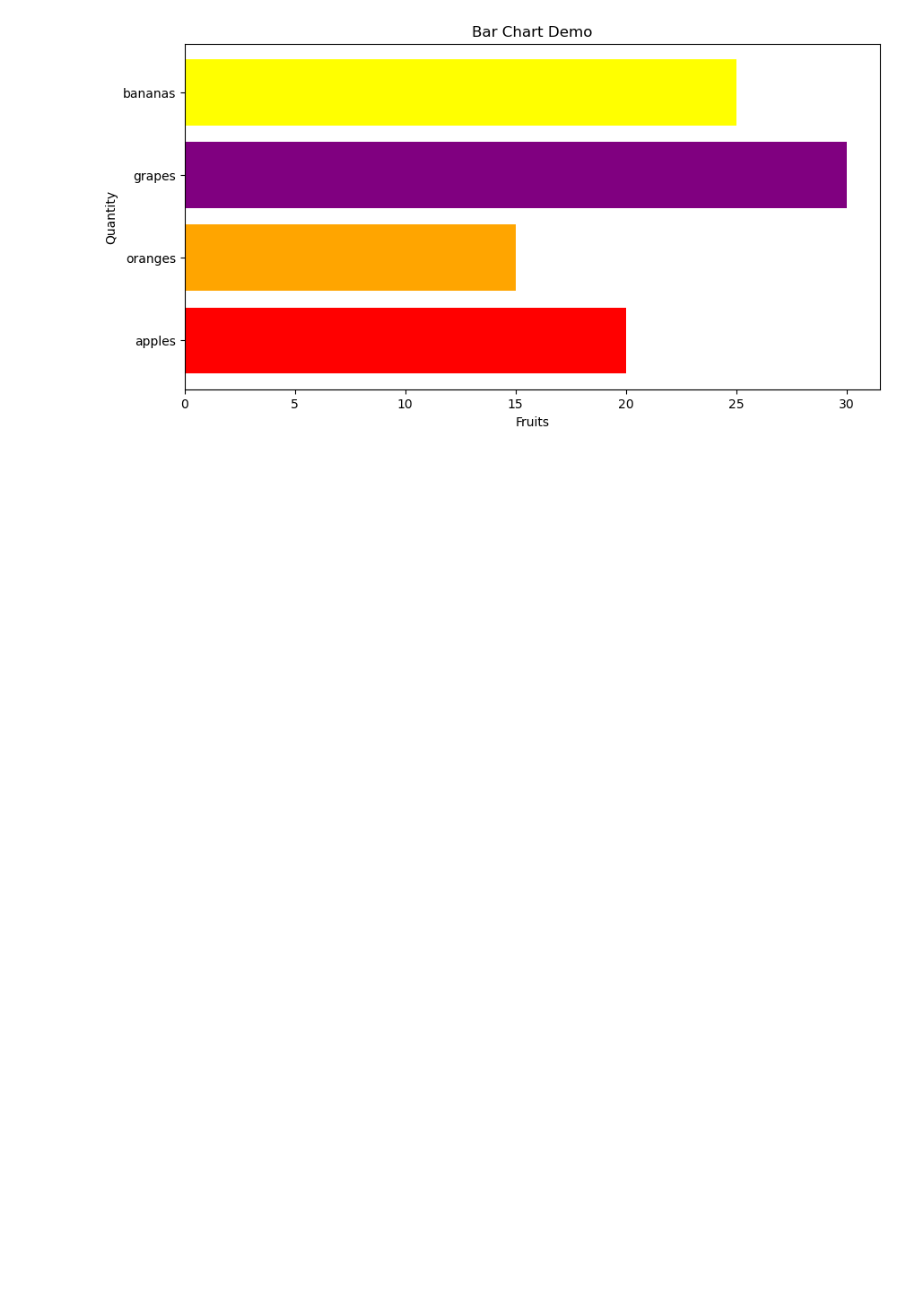
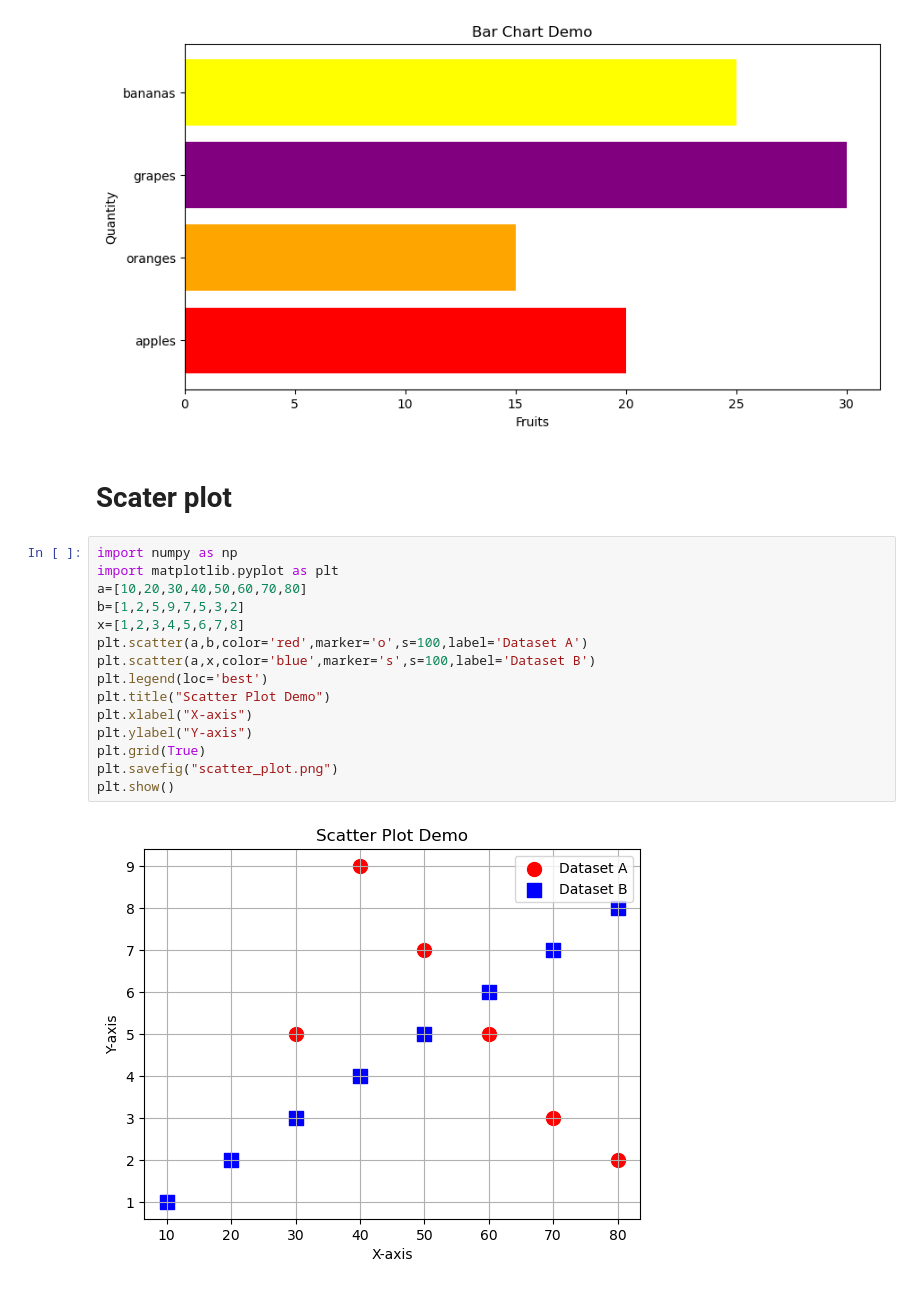
Before and after one commit to rajeshgowda116/Machine-Learning, a Jupyter notebook: mathplot/mathplot.ipynb, the cells around one changed output. Drawn from its saved outputs; the diff is of its cells as text; blank space fills up the shorter version.

```diff
--- a/mathplot/mathplot.ipynb
+++ b/mathplot/mathplot.ipynb
@@ -80,3 +80,22 @@ plt.ylabel("Quantity")
 plt.show()
 # %% [output]
 [figure]
+# %% [markdown]
+# Scater plot
+# %%
+import numpy as np
+import matplotlib.pyplot as plt
+a=[10,20,30,40,50,60,70,80]
+b=[1,2,5,9,7,5,3,2]
+x=[1,2,3,4,5,6,7,8]
+plt.scatter(a,b,color='red',marker='o',s=100,label='Dataset A')
+plt.scatter(a,x,color='blue',marker='s',s=100,label='Dataset B')
+plt.legend(loc='best')
+plt.title("Scatter Plot Demo")
+plt.xlabel("X-axis")
+plt.ylabel("Y-axis")
+plt.grid(True)
+plt.savefig("scatter_plot.png")
+plt.show()
+# %% [output]
+[figure, added]
```
Also changed, not shown: parts of 6 cells of this notebook, 3 other files.
